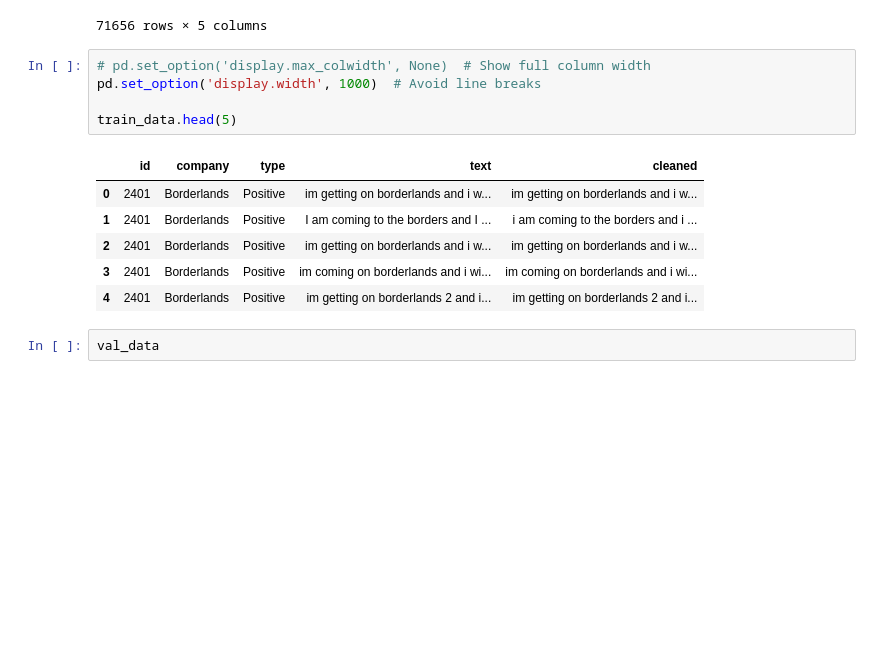
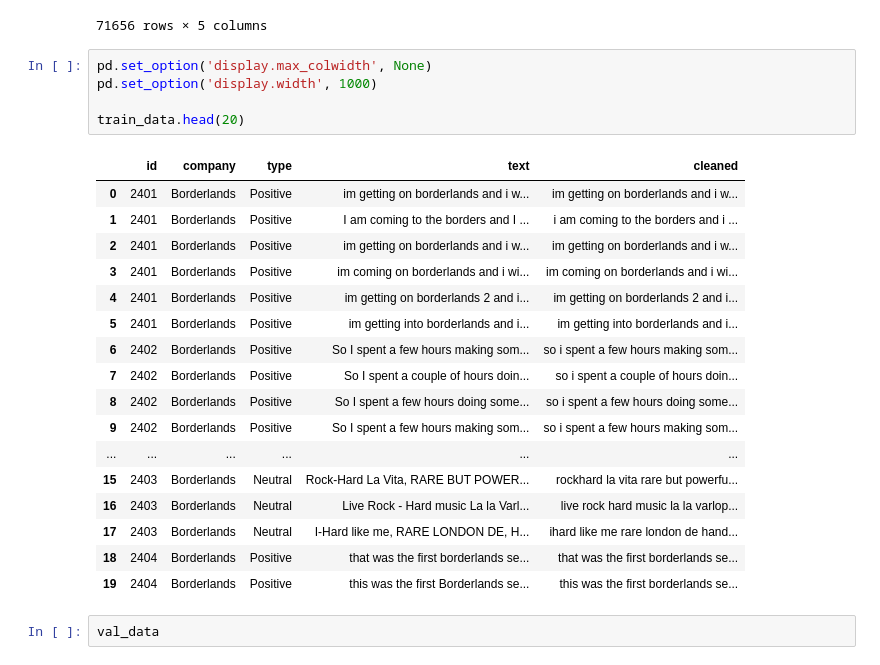
Before and after one commit to Hamidreza-Sj/Twitter-Sentiment-Analysis, a Jupyter notebook: Approach 2.ipynb, the cells around one changed output. Cells and saved outputs as stored; diff of their text form; blank space fills up the shorter version.

```diff
--- a/Approach 2.ipynb
+++ b/Approach 2.ipynb
@@ -205,17 +205,28 @@ train_data
 | 74681 | 9200 | Nvidia | Positive | Just like the windows partition o... | just like the windows partition o... |
 71656 rows × 5 columns
 # %%
-# pd.set_option('display.max_colwidth', None)  # Show full column width
-pd.set_option('display.width', 1000)  # Avoid line breaks
+pd.set_option('display.max_colwidth', None)
+pd.set_option('display.width', 1000)
 
-train_data.head(5)
+train_data.head(20)
 # %% [output]
 |  | id | company | type | text | cleaned |
 | 0 | 2401 | Borderlands | Positive | im getting on borderlands and i w... | im getting on borderlands and i w... |
 | 1 | 2401 | Borderlands | Positive | I am coming to the borders and I ... | i am coming to the borders and i ... |
 | 2 | 2401 | Borderlands | Positive | im getting on borderlands and i w... | im getting on borderlands and i w... |
 | 3 | 2401 | Borderlands | Positive | im coming on borderlands and i wi... | im coming on borderlands and i wi... |
 | 4 | 2401 | Borderlands | Positive | im getting on borderlands 2 and i... | im getting on borderlands 2 and i... |
+| 5 | 2401 | Borderlands | Positive | im getting into borderlands and i... | im getting into borderlands and i... |
+| 6 | 2402 | Borderlands | Positive | So I spent a few hours making som... | so i spent a few hours making som... |
+| 7 | 2402 | Borderlands | Positive | So I spent a couple of hours doin... | so i spent a couple of hours doin... |
+| 8 | 2402 | Borderlands | Positive | So I spent a few hours doing some... | so i spent a few hours doing some... |
+| 9 | 2402 | Borderlands | Positive | So I spent a few hours making som... | so i spent a few hours making som... |
+| ... | ... | ... | ... | ... | ... |
+| 15 | 2403 | Borderlands | Neutral | Rock-Hard La Vita, RARE BUT POWER... | rockhard la vita rare but powerfu... |
+| 16 | 2403 | Borderlands | Neutral | Live Rock - Hard music La la Varl... | live rock hard music la la varlop... |
+| 17 | 2403 | Borderlands | Neutral | I-Hard like me, RARE LONDON DE, H... | ihard like me rare london de hand... |
+| 18 | 2404 | Borderlands | Positive | that was the first borderlands se... | that was the first borderlands se... |
+| 19 | 2404 | Borderlands | Positive | this was the first Borderlands se... | this was the first borderlands se... |
 # %%
 val_data
 # %% [output]
```
Also changed, not shown: parts of 3 cells of this notebook.
